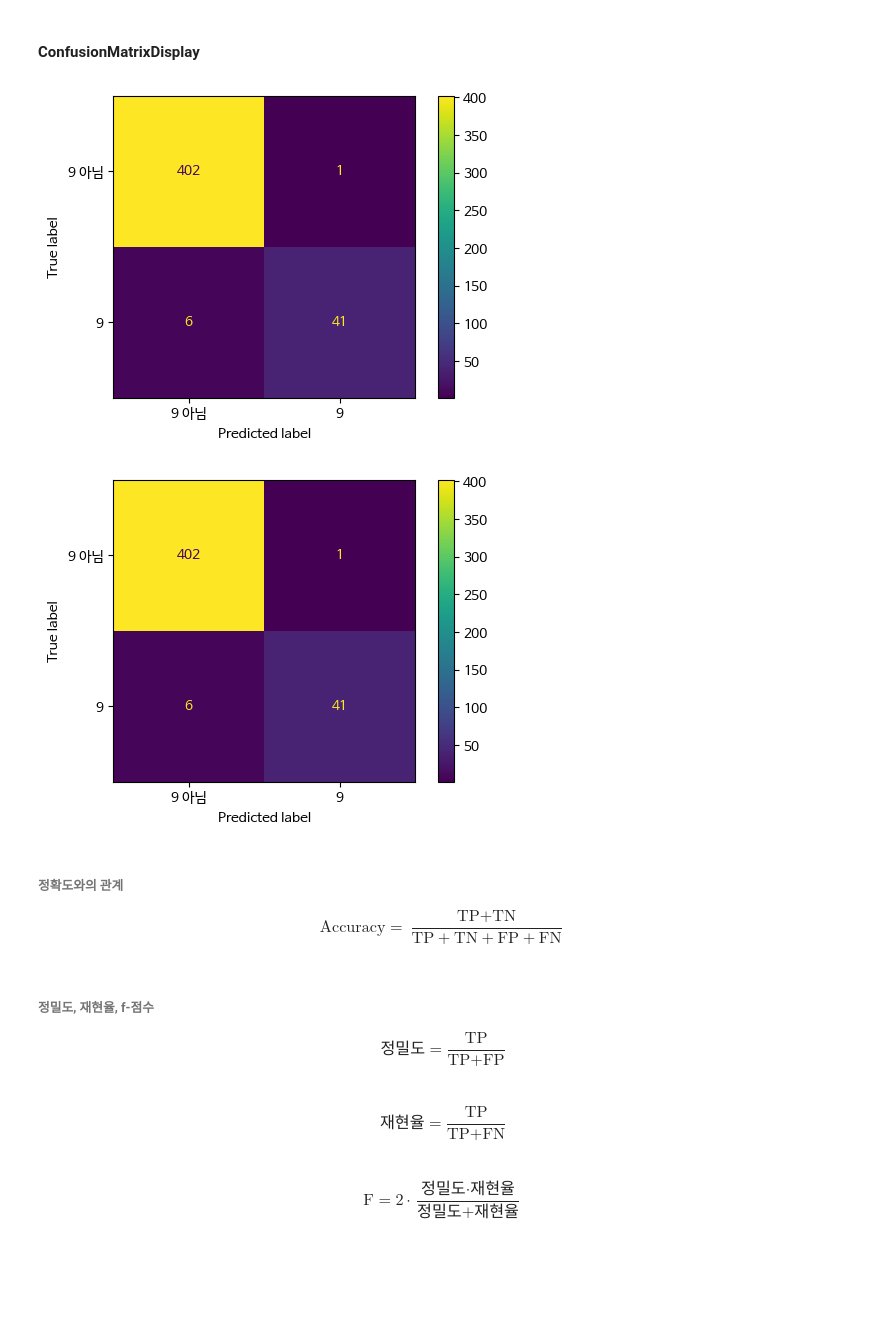
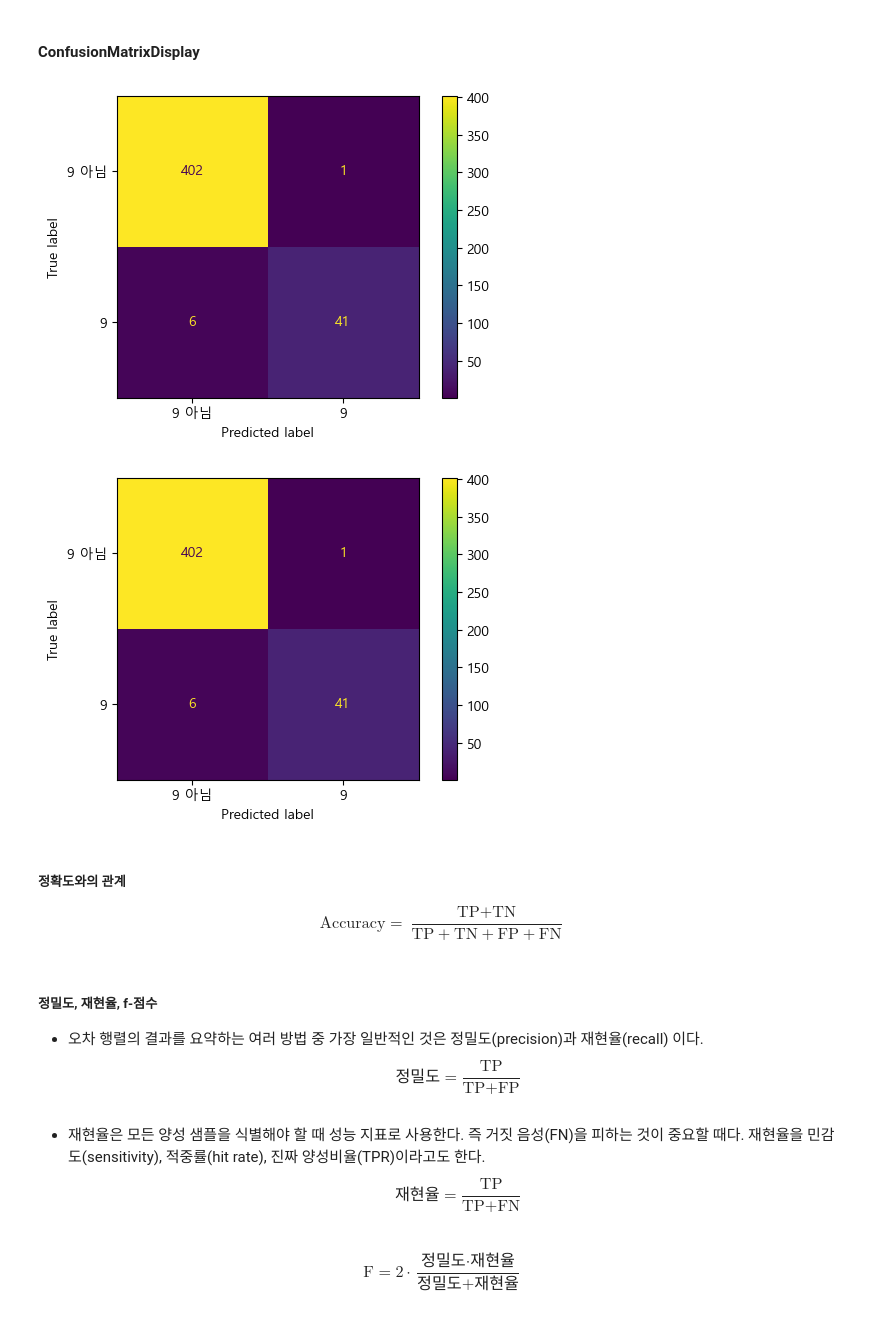
Before and after one commit to highfreshness/SeSAC, a Jupyter notebook: ml/05-model-evaluation-and-improvement.ipynb, the cells around one changed output. Drawn from its saved outputs; the diff is of its cells as text; code cells hidden in the pictures; blank space fills up the shorter version.

```diff
--- a/ml/05-model-evaluation-and-improvement.ipynb
+++ b/ml/05-model-evaluation-and-improvement.ipynb
@@ -676,31 +755,32 @@ print(confusion_matrix(y_test, pred_logreg))
 # %%
 from sklearn.metrics import ConfusionMatrixDisplay
 
-ConfusionMatrixDisplay.from_estimator(logreg, X_test, y_test,
-                                      display_labels=['9 아님', '9'])
+ConfusionMatrixDisplay.from_estimator(logreg, X_test, y_test, display_labels=['9 아님', '9'])
 plt.show()
 # %% [output]
-[figure, old version]
+[figure, new version]
 # %%
-ConfusionMatrixDisplay.from_predictions(y_test, pred_logreg,
-                                      display_labels=['9 아님', '9'])
+ConfusionMatrixDisplay.from_predictions(y_test, pred_logreg, display_labels=['9 아님', '9'])
 plt.show()
 # %% [output]
-[figure, old version]
+[figure, new version]
 # %% [markdown]
-###### 정확도와의 관계
-\begin{equation}
+##### 정확도와의 관계
+
+$$\begin{equation}
 \text{Accuracy} = \frac{\text{TP} + \text{TN}}{\text{TP} + \text{TN} + \text{FP} + \text{FN}}
-\end{equation}
+\end{equation}$$
 # %% [markdown]
-###### 정밀도, 재현율, f-점수
-\begin{equation}
+##### 정밀도, 재현율, f-점수
+* 오차 행렬의 결과를 요약하는 여러 방법 중 가장 일반적인 것은 정밀도(precision)과 재현율(recall) 이다.
+$$\begin{equation}
 \text{정밀도} = \frac{\text{TP}}{\text{TP} + \text{FP}}
-\end{equation}
+\end{equation}$$
 # %% [markdown]
-\begin{equation}
+* 재현율은 모든 양성 샘플을 식별해야 할 때 성능 지표로 사용한다. 즉 거짓 음성(FN)을 피하는 것이 중요할 때다. 재현율을 민감도(sensitivity), 적중률(hit rate), 진짜 양성비율(TPR)이라고도 한다.
+$$\begin{equation}
 \text{재현율} = \frac{\text{TP}}{\text{TP} + \text{FN}}
-\end{equation}
+\end{equation}$$
 # %% [markdown]
 \begin{equation}
 \text{F} = 2 \cdot \frac{\text{정밀도} \cdot \text{재현율}}{\text{정밀도} + \text{재현율}}
```
Also changed, not shown: parts of 27 cells of this notebook, 4 other files.
